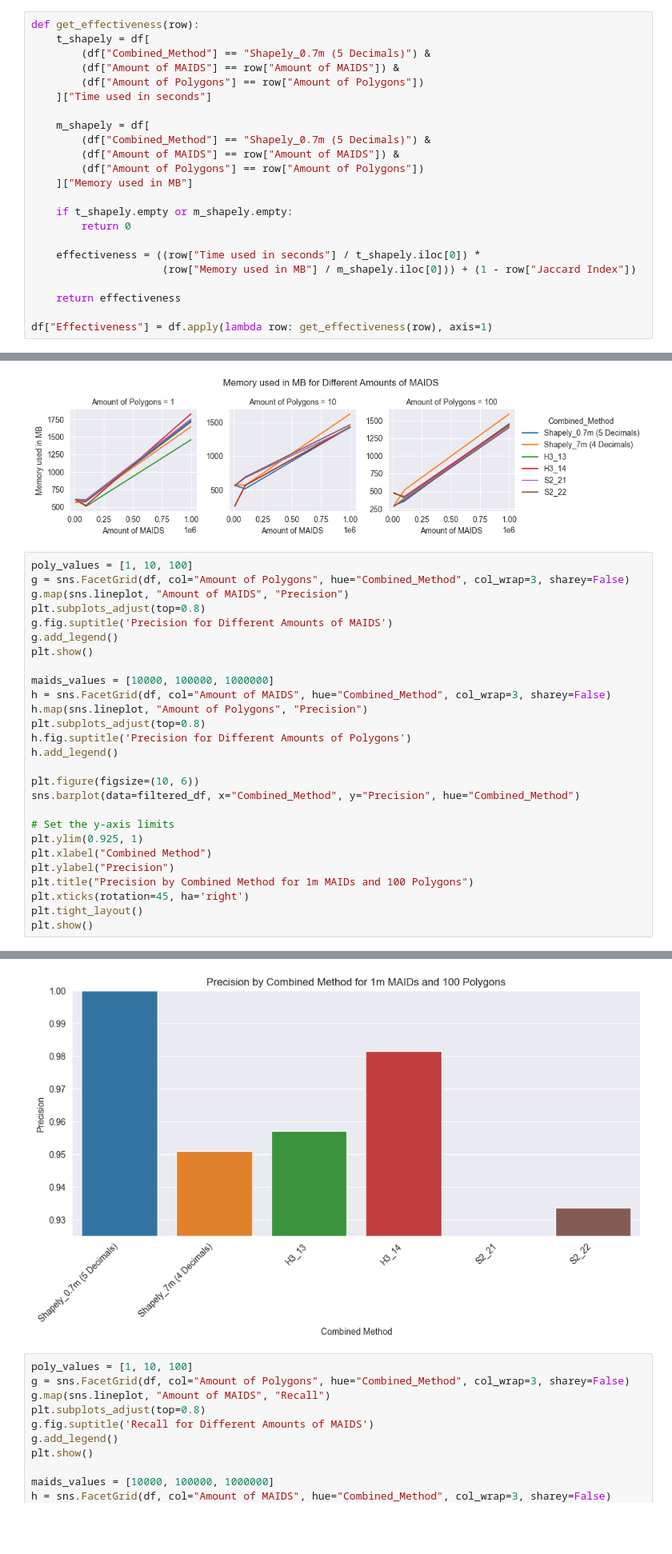
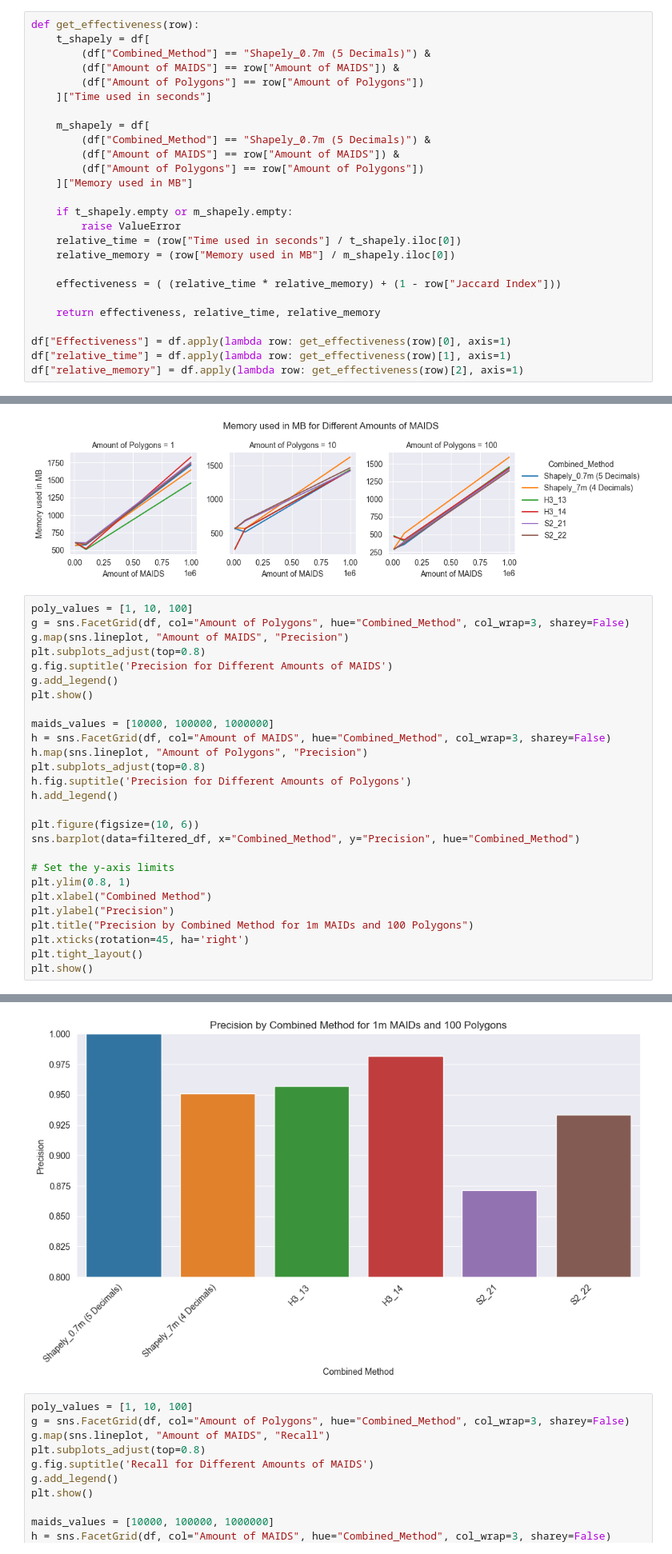
Before and after one commit to Ra1s1ng/master-point_in_poly, a Jupyter notebook: master_thesis.ipynb, the cells around one changed output, grey strips where cells are left out. Shown at 80% size. Saved outputs shown, nothing was run; the diff lists cells and outputs as text; blank space fills up the shorter version.

```diff
--- a/master_thesis.ipynb
+++ b/master_thesis.ipynb
@@ -35,14 +35,17 @@ def get_effectiveness(row):
     ]["Memory used in MB"]
 
     if t_shapely.empty or m_shapely.empty:
-        return 0
+        raise ValueError
+    relative_time = (row["Time used in seconds"] / t_shapely.iloc[0])
+    relative_memory = (row["Memory used in MB"] / m_shapely.iloc[0])
 
-    effectiveness = ((row["Time used in seconds"] / t_shapely.iloc[0]) *
-                     (row["Memory used in MB"] / m_shapely.iloc[0])) + (1 - row["Jaccard Index"])
+    effectiveness = ( (relative_time * relative_memory) + (1 - row["Jaccard Index"]))
 
-    return effectiveness
+    return effectiveness, relative_time, relative_memory
 
-df["Effectiveness"] = df.apply(lambda row: get_effectiveness(row), axis=1)
+df["Effectiveness"] = df.apply(lambda row: get_effectiveness(row)[0], axis=1)
+df["relative_time"] = df.apply(lambda row: get_effectiveness(row)[1], axis=1)
+df["relative_memory"] = df.apply(lambda row: get_effectiveness(row)[2], axis=1)
 # %%
 display(df)
 # %% [output]
@@ -138,34 +141,34 @@ plt.show()
 # %%
 poly_values = [1, 10, 100]
 g = sns.FacetGrid(df, col="Amount of Polygons", hue="Combined_Method", col_wrap=3, sharey=False)
 g.map(sns.lineplot, "Amount of MAIDS", "Precision")
 plt.subplots_adjust(top=0.8)
 g.fig.suptitle('Precision for Different Amounts of MAIDS')
 g.add_legend()
 plt.show()
 
 maids_values = [10000, 100000, 1000000]
 h = sns.FacetGrid(df, col="Amount of MAIDS", hue="Combined_Method", col_wrap=3, sharey=False)
 h.map(sns.lineplot, "Amount of Polygons", "Precision")
 plt.subplots_adjust(top=0.8)
 h.fig.suptitle('Precision for Different Amounts of Polygons')
 h.add_legend()
 
 plt.figure(figsize=(10, 6))
 sns.barplot(data=filtered_df, x="Combined_Method", y="Precision", hue="Combined_Method")
 
 # Set the y-axis limits
-plt.ylim(0.925, 1)
+plt.ylim(0.8, 1)
 plt.xlabel("Combined Method")
 plt.ylabel("Precision")
 plt.title("Precision by Combined Method for 1m MAIDs and 100 Polygons")
 plt.xticks(rotation=45, ha='right')
 plt.tight_layout()
 plt.show()
 # %% [output]
 [figure]
 [figure]
-[figure, old version]
+[figure, new version]
 # %%
 poly_values = [1, 10, 100]
 g = sns.FacetGrid(df, col="Amount of Polygons", hue="Combined_Method", col_wrap=3, sharey=False)
```
Also changed, not shown: parts of 5 cells of this notebook.
